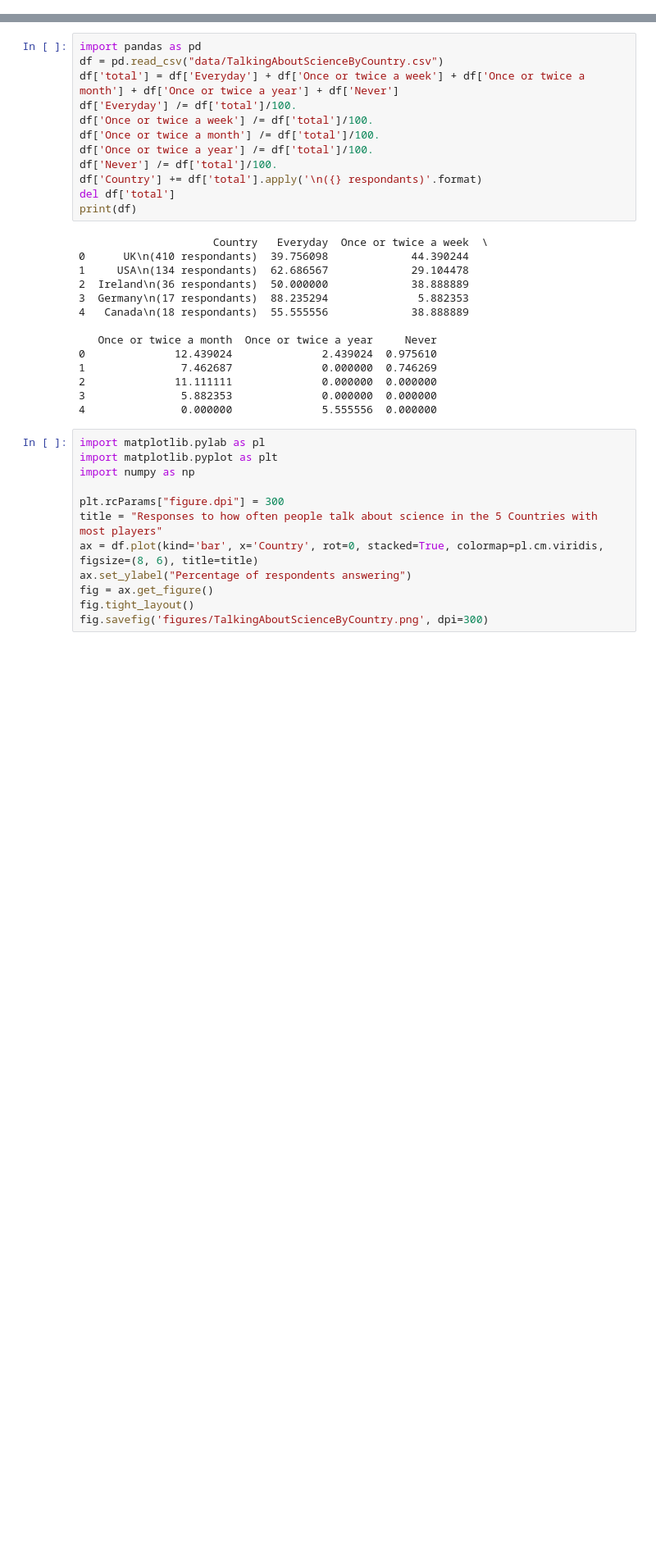
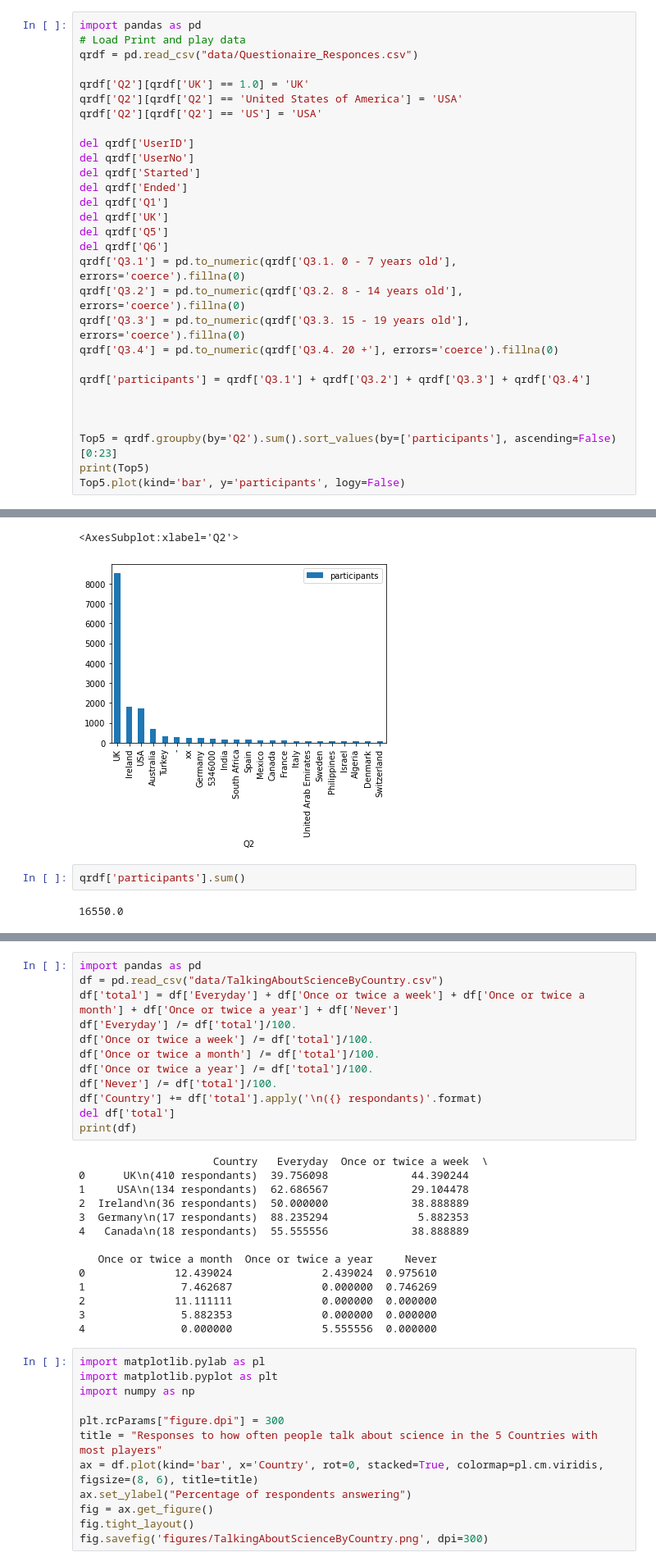
Before and after one commit to markbasham/DiamondTheGamePrintAndPlayGraphs, a Jupyter notebook: TalkingAboutScienceByCountry.ipynb, the cells around one changed output, grey strips where cells are left out. Shown at 82% size. Cells and saved outputs as stored; diff of their text form; blank space fills up the shorter version.

```diff
--- a/TalkingAboutScienceByCountry.ipynb
+++ b/TalkingAboutScienceByCountry.ipynb
@@ -0,0 +1,30 @@
+# %%
+import pandas as pd
+# Load Print and play data
+qrdf = pd.read_csv("data/Questionaire_Responces.csv")
+
+qrdf['Q2'][qrdf['UK'] == 1.0] = 'UK'
+qrdf['Q2'][qrdf['Q2'] == 'United States of America'] = 'USA'
+qrdf['Q2'][qrdf['Q2'] == 'US'] = 'USA'
+
+del qrdf['UserID']
+del qrdf['UserNo']
+del qrdf['Started']
+del qrdf['Ended']
+del qrdf['Q1']
+del qrdf['UK']
+del qrdf['Q5']
+del qrdf['Q6']
+qrdf['Q3.1'] = pd.to_numeric(qrdf['Q3.1. 0 - 7 years old'], errors='coerce').fillna(0)
+qrdf['Q3.2'] = pd.to_numeric(qrdf['Q3.2. 8 - 14 years old'], errors='coerce').fillna(0)
+qrdf['Q3.3'] = pd.to_numeric(qrdf['Q3.3. 15 - 19 years old'], errors='coerce').fillna(0)
+qrdf['Q3.4'] = pd.to_numeric(qrdf['Q3.4. 20 +'], errors='coerce').fillna(0)
+
+qrdf['participants'] = qrdf['Q3.1'] + qrdf['Q3.2'] + qrdf['Q3.3'] + qrdf['Q3.4']
+
+
+
+Top5 = qrdf.groupby(by='Q2').sum().sort_values(by=['participants'], ascending=False)[0:23]
+print(Top5)
+Top5.plot(kind='bar', y='participants', logy=False)
+# %% [output]
@@ -0,0 +60,6 @@
+<AxesSubplot:xlabel='Q2'>
+[figure, added]
+# %%
+qrdf['participants'].sum()
+# %% [output]
+16550.0
```
Also changed, not shown: parts of 4 cells of this notebook.
